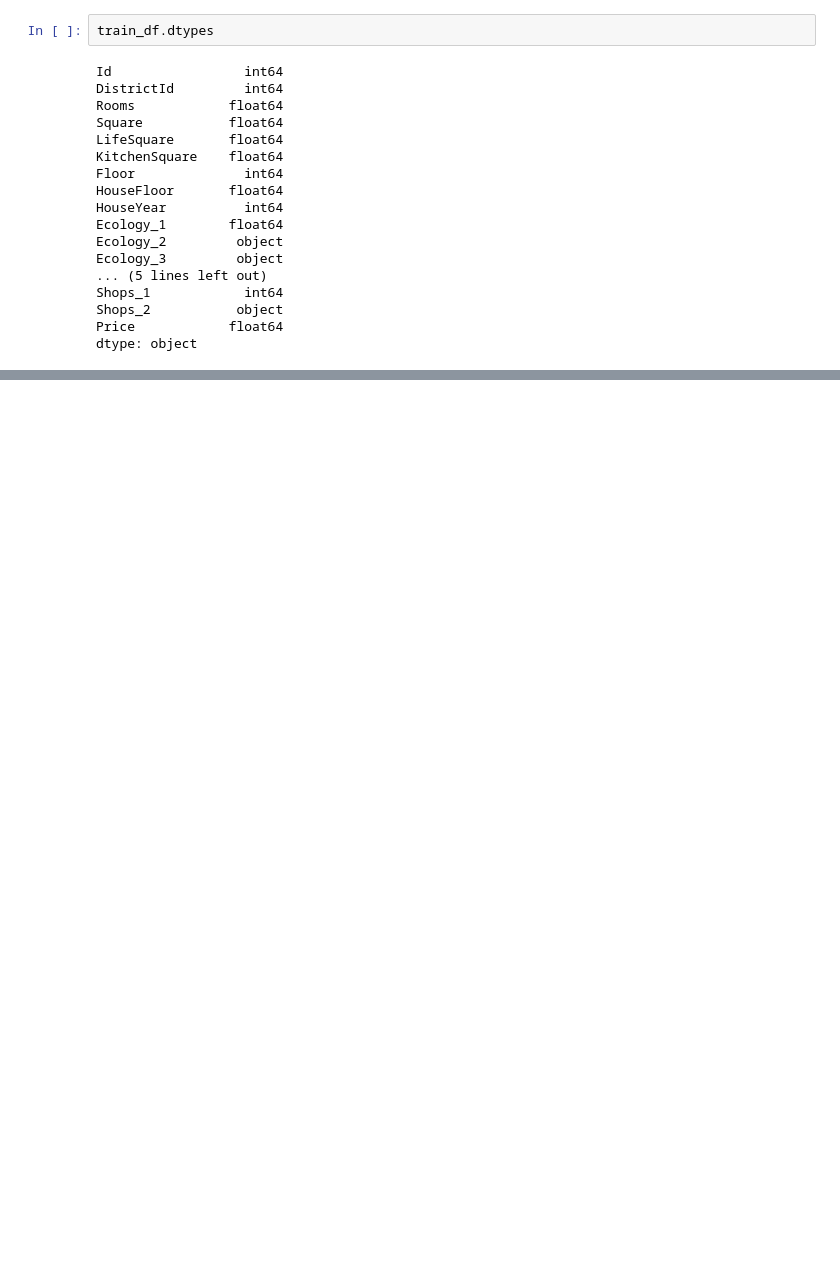
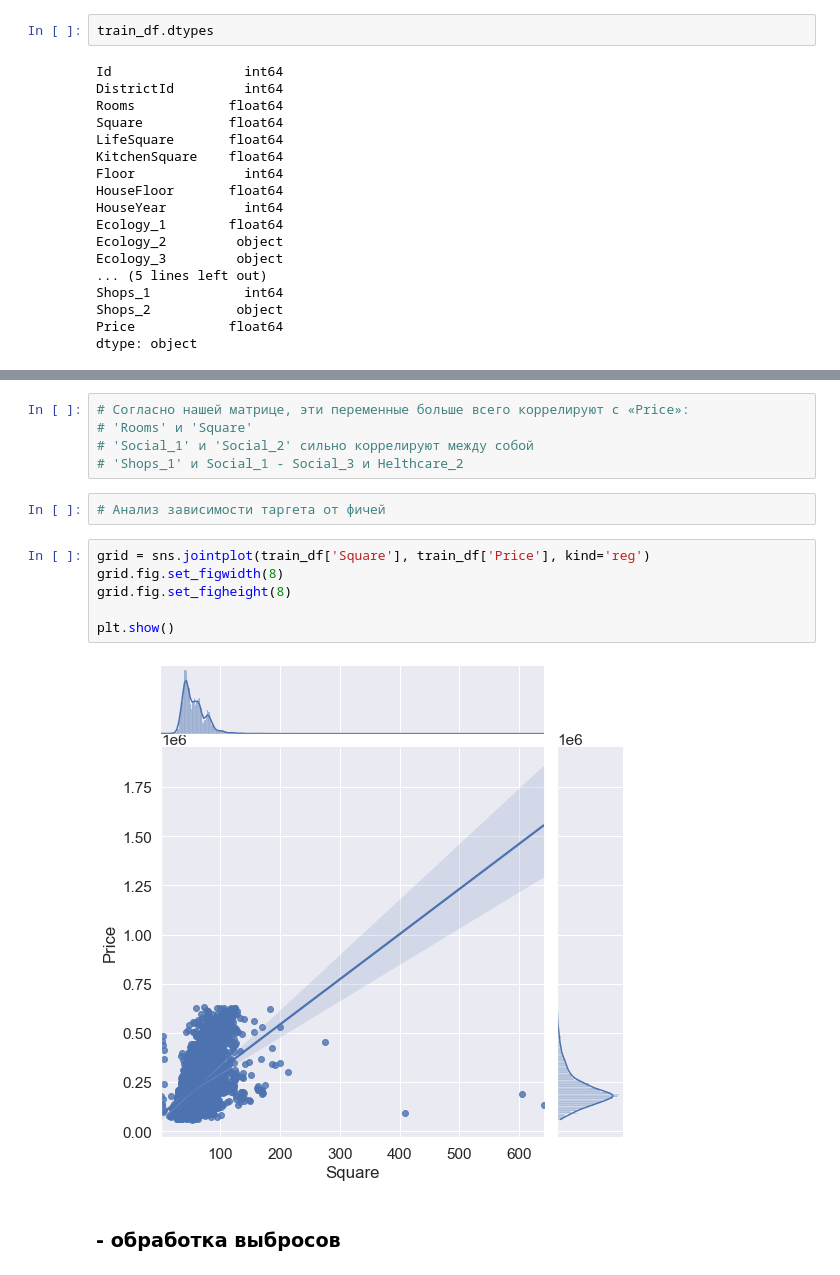
Before and after one commit to AlexeiMoroz/Data-Science-Python-Lybraries, a Jupyter notebook: Cource_project/Cource_project.ipynb, the cells around one changed output, grey strips where cells are left out. Saved outputs shown, nothing was run; the diff lists cells and outputs as text; blank space fills up the shorter version.

```diff
--- a/Cource_project/Cource_project.ipynb
+++ b/Cource_project/Cource_project.ipynb
@@ -343,0 +201,17 @@ zero_rooms
+# %%
+# Согласно нашей матрице, эти переменные больше всего коррелируют с «Price»:
+# 'Rooms' и 'Square'
+# 'Social_1' и 'Social_2' сильно коррелируют между собой
+# 'Shops_1' и Social_1 - Social_3 и Helthcare_2
+# %%
+# Анализ зависимости таргета от фичей
+# %%
+grid = sns.jointplot(train_df['Square'], train_df['Price'], kind='reg')
+grid.fig.set_figwidth(8)
+grid.fig.set_figheight(8)
+
+plt.show()
+# %% [output]
+[figure, added]
+# %% [markdown]
+### - обработка выбросов
```
Also changed, not shown: parts of 90 cells of this notebook.
